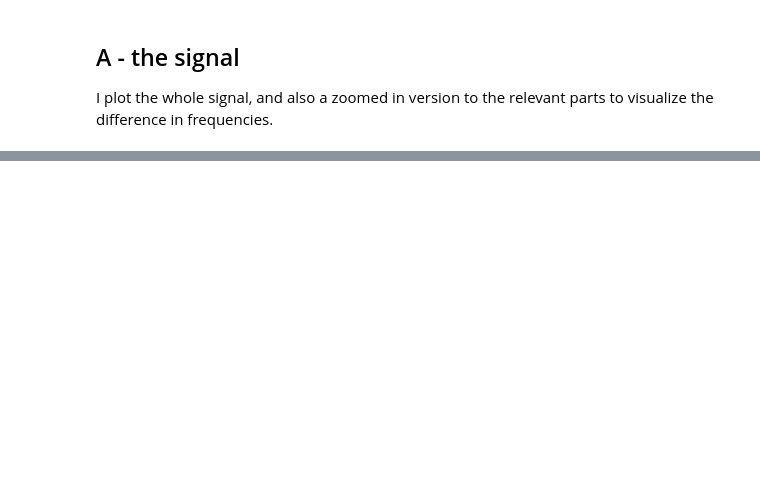
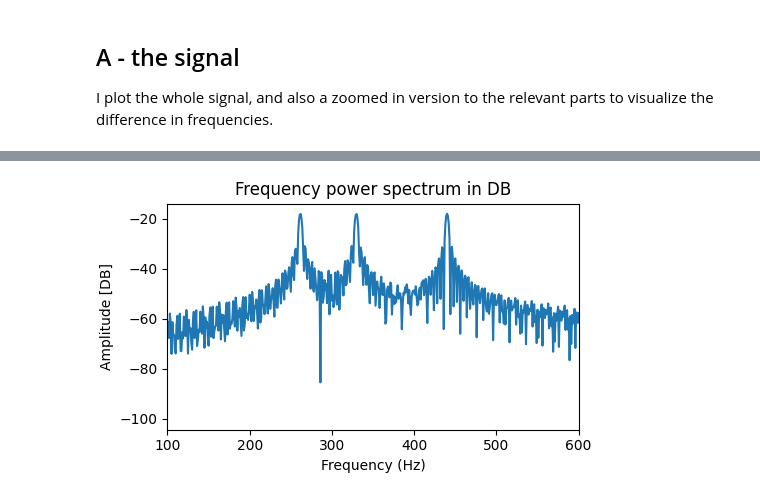
Before and after one commit to rubiaek/waveguides_excs, a Jupyter notebook: sol1.ipynb, the cells around one changed output, grey strips where cells are left out. Saved outputs shown, nothing was run; the diff lists cells and outputs as text; code cells hidden in the pictures; blank space fills up the shorter version.

```diff
--- a/sol1.ipynb
+++ b/sol1.ipynb
@@ -319,0 +133,4 @@ ax2[1,2].set_title('Input Signal-full- zoom',color='gray'), ax2[1,2].set_xlabel(
+# %%
+show_spectrum(t, sound, in_DB=True)
+# %% [output]
+[figure, added]
```
Also changed, not shown: parts of 49 cells of this notebook, 1 other file.
